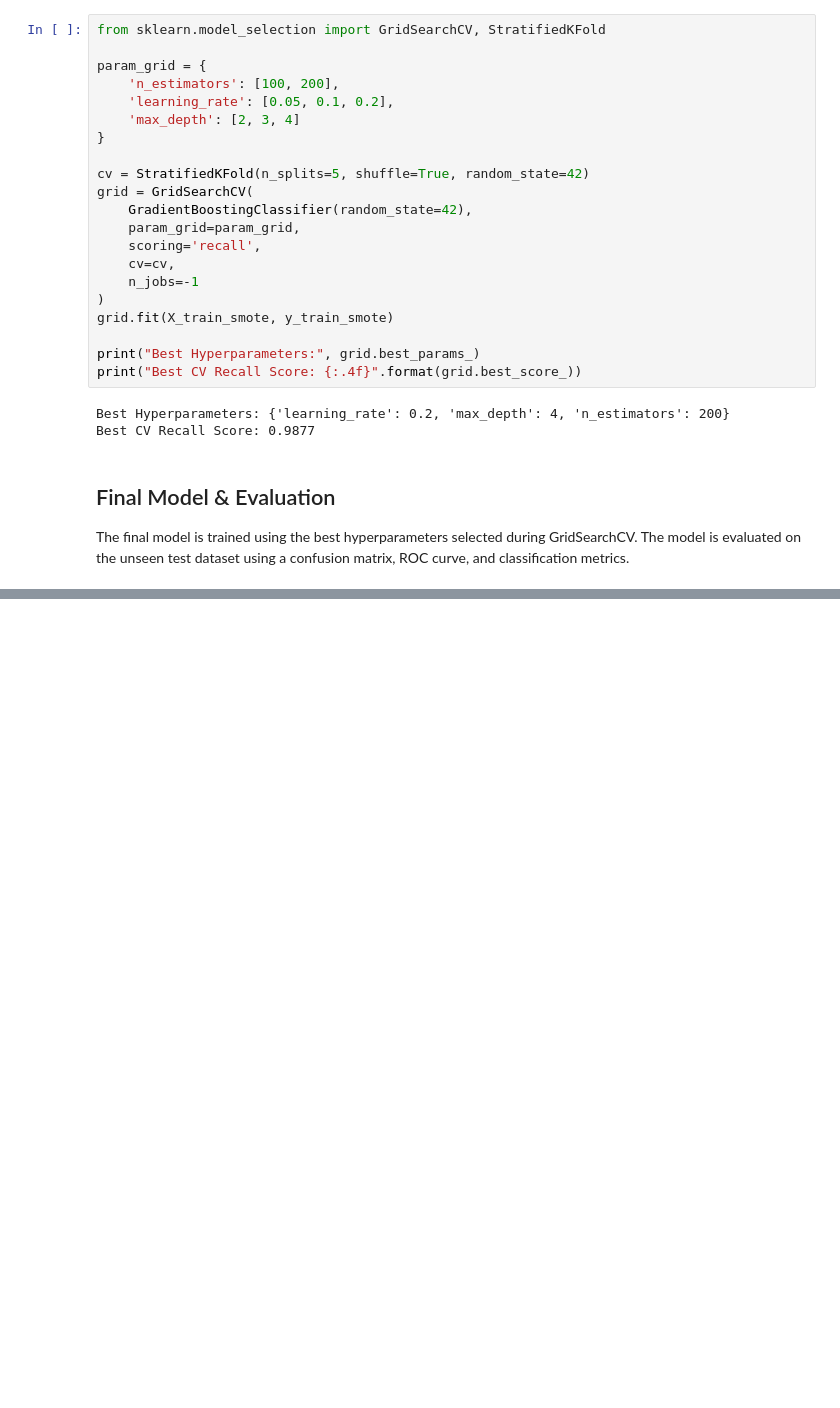
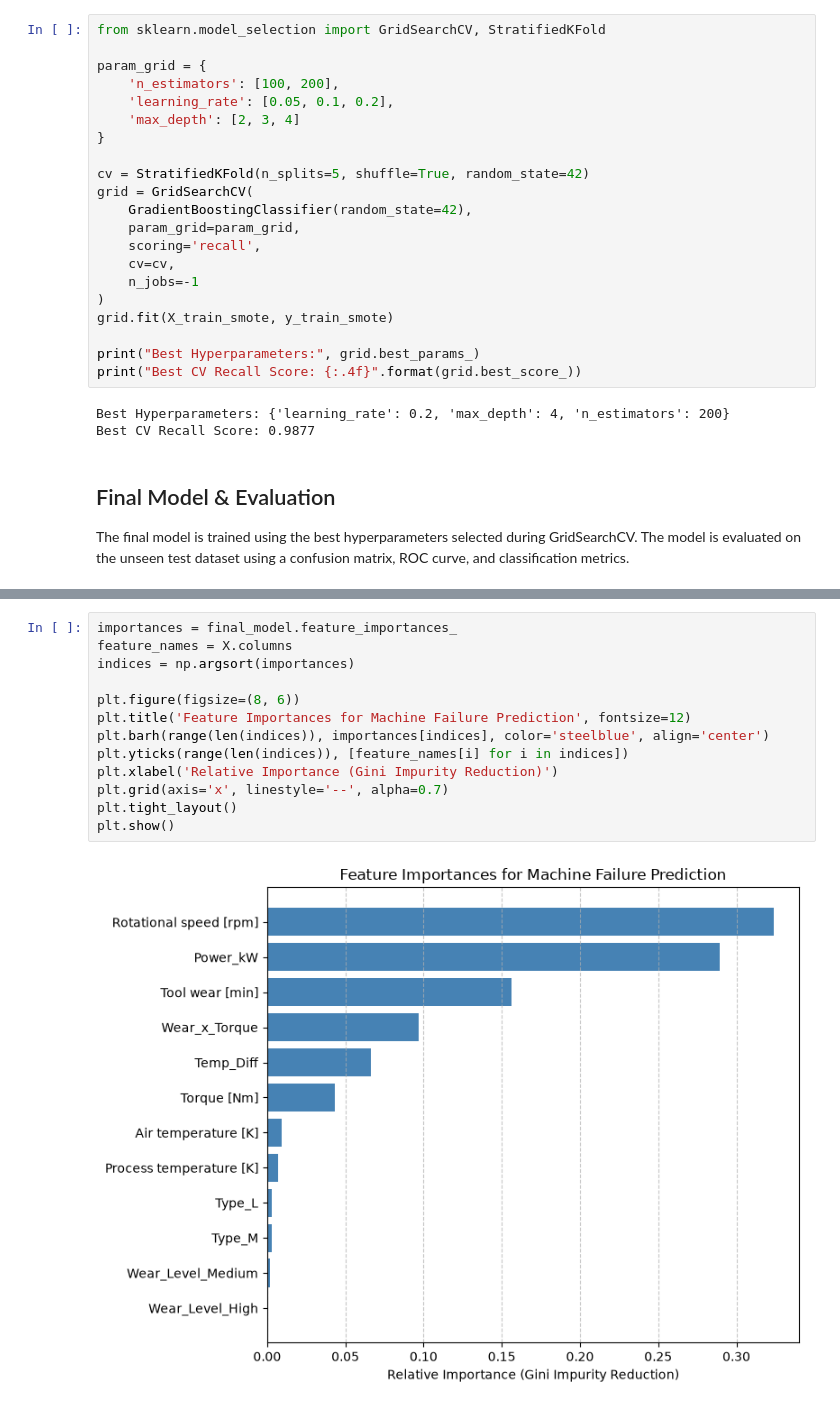
Before and after one commit to chaminduchirantha/predictive-maintenance-rul, a Jupyter notebook: notebooks/ml_final_project.ipynb, the cells around one changed output, grey strips where cells are left out. Drawn from its saved outputs; the diff is of its cells as text; blank space fills up the shorter version.

```diff
--- a/notebooks/ml_final_project.ipynb
+++ b/notebooks/ml_final_project.ipynb
@@ -486,0 +718,15 @@ The following examples demonstrate how the final model behaves for a normal mach
+# %%
+importances = final_model.feature_importances_
+feature_names = X.columns
+indices = np.argsort(importances)
+
+plt.figure(figsize=(8, 6))
+plt.title('Feature Importances for Machine Failure Prediction', fontsize=12)
+plt.barh(range(len(indices)), importances[indices], color='steelblue', align='center')
+plt.yticks(range(len(indices)), [feature_names[i] for i in indices])
+plt.xlabel('Relative Importance (Gini Impurity Reduction)')
+plt.grid(axis='x', linestyle='--', alpha=0.7)
+plt.tight_layout()
+plt.show()
+# %% [output]
+[figure, added]
```
Also changed, not shown: parts of 15 cells of this notebook, 1 other file.
